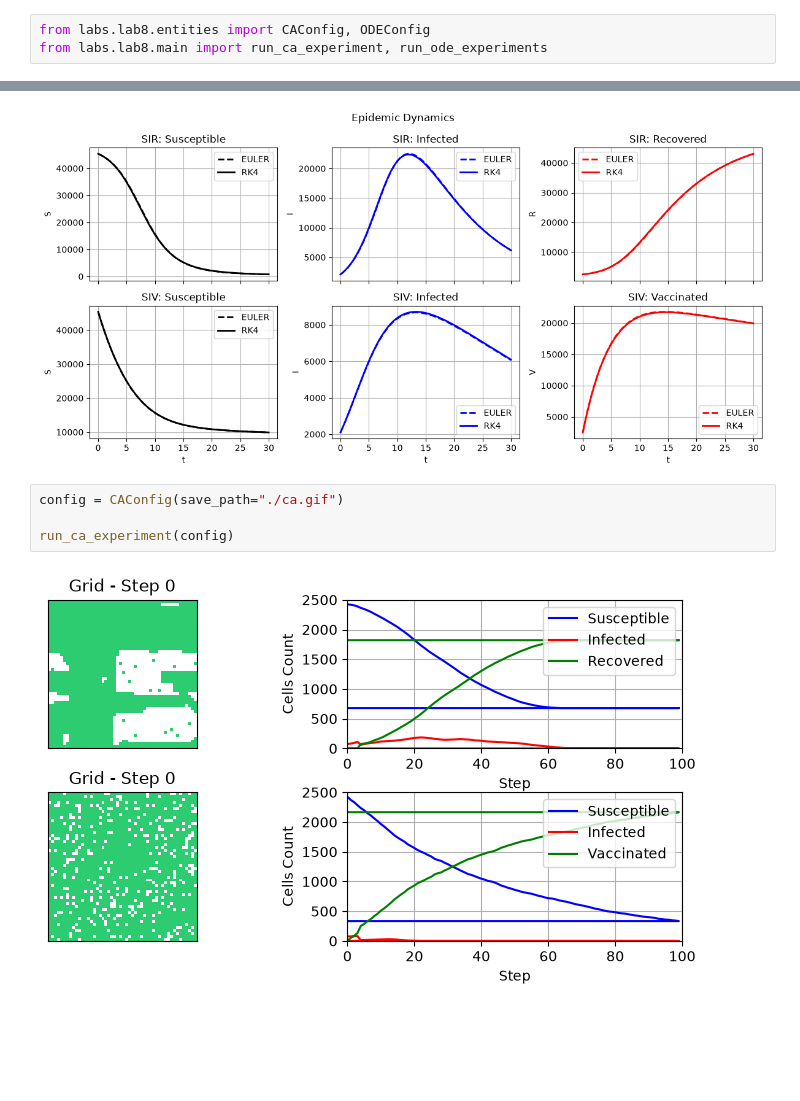
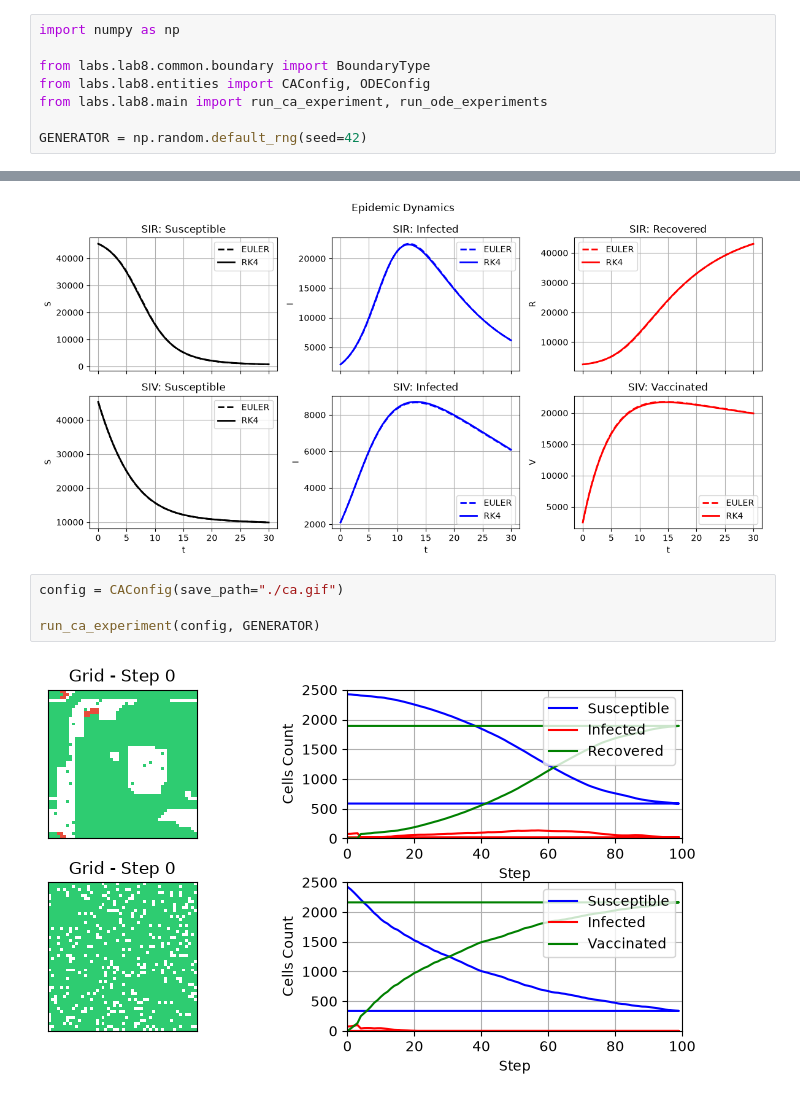
Before and after one commit to KlymentievMaksym/BMMNS, a Jupyter notebook: labs/lab8/lab8.ipynb, the cells around one changed output, grey strips where cells are left out. Saved outputs shown, nothing was run; the diff lists cells and outputs as text; blank space fills up the shorter version.

```diff
--- a/labs/lab8/lab8.ipynb
+++ b/labs/lab8/lab8.ipynb
@@ -1,6 +1,11 @@
 # %%
+import numpy as np
+
+from labs.lab8.common.boundary import BoundaryType
 from labs.lab8.entities import CAConfig, ODEConfig
 from labs.lab8.main import run_ca_experiment, run_ode_experiments
+
+GENERATOR = np.random.default_rng(seed=42)
 # %%
 config = ODEConfig()
 
@@ -10,7 +15,7 @@ run_ode_experiments(config)
 # %%
 config = CAConfig(save_path="./ca.gif")
 
-run_ca_experiment(config)
+run_ca_experiment(config, GENERATOR)
 # %% [output]
-[figure, old version]
+[figure, new version]
 # %% [markdown]
```
Also changed, not shown: parts of 3 cells of this notebook, 3 other files.
